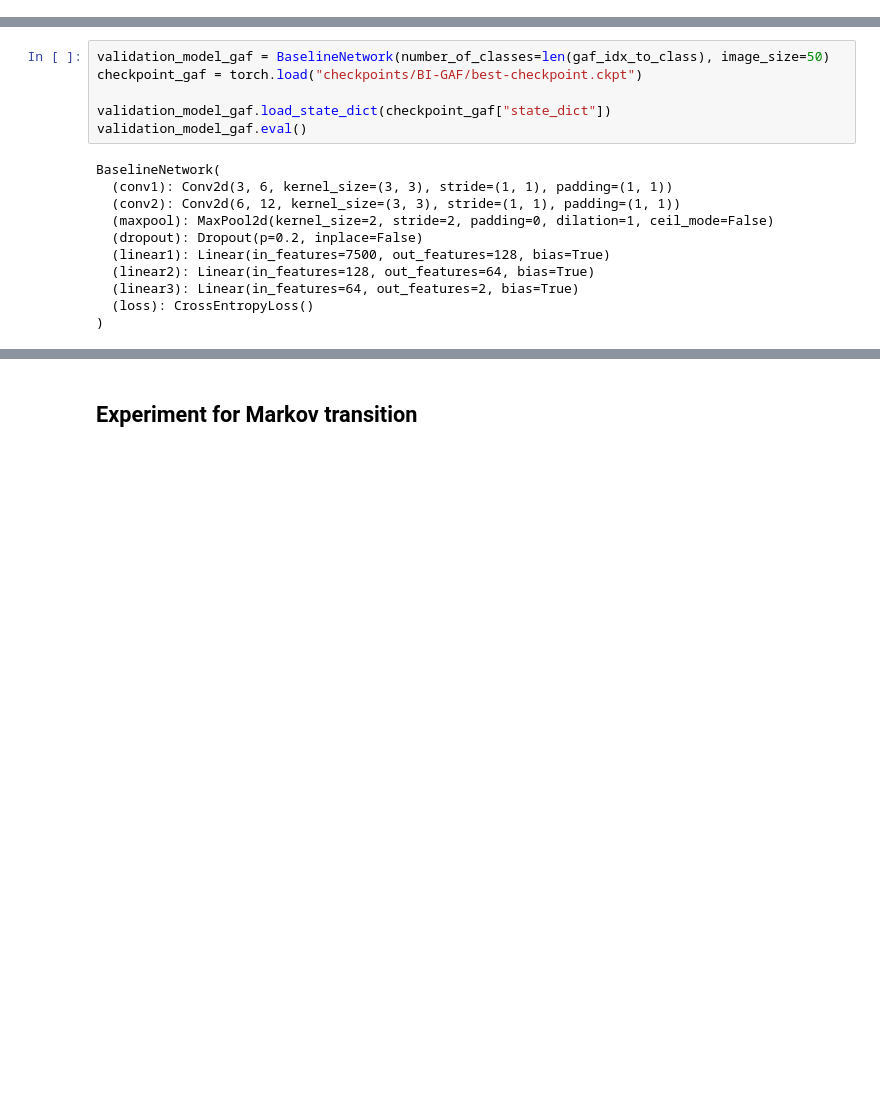
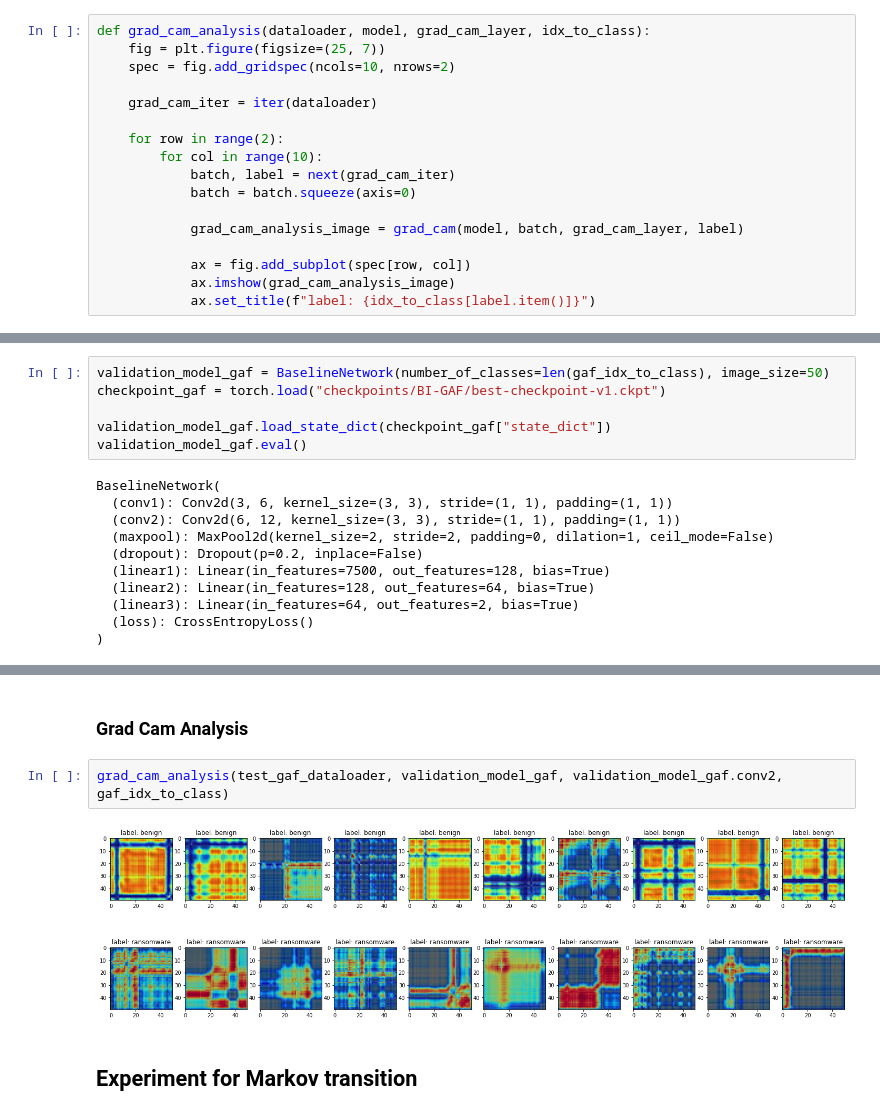
Before and after one commit to olihofmann/cas-aml, a Jupyter notebook: crypto-ransomware-detection/create-bi-cnn-model.ipynb, the cells around one changed output, grey strips where cells are left out. Saved outputs shown, nothing was run; the diff lists cells and outputs as text; blank space fills up the shorter version.

Commit message:
Add Grad Cam analysis

```diff
--- a/crypto-ransomware-detection/create-bi-cnn-model.ipynb
+++ b/crypto-ransomware-detection/create-bi-cnn-model.ipynb
@@ -285,3 +289,20 @@ def eval_model(test_dataloader, idx_to_class, model):
+# %%
+def grad_cam_analysis(dataloader, model, grad_cam_layer, idx_to_class):
+    fig = plt.figure(figsize=(25, 7))
+    spec = fig.add_gridspec(ncols=10, nrows=2)
+
+    grad_cam_iter = iter(dataloader)
+
+    for row in range(2):
+        for col in range(10):
+            batch, label = next(grad_cam_iter)
+            batch = batch.squeeze(axis=0)
+
+            grad_cam_analysis_image = grad_cam(model, batch, grad_cam_layer, label)
+
+            ax = fig.add_subplot(spec[row, col])
+            ax.imshow(grad_cam_analysis_image)
+            ax.set_title(f"label: {idx_to_class[label.item()]}")
 # %% [markdown]
 ## Experiment for gramian angular simulation
 # %%
@@ -379,7 +400,7 @@ Reusing TensorBoard on port 6006 (pid 4781), started 0:00:54 ago. (Use '!kill 47
 ### Verify the model
 # %%
 validation_model_gaf = BaselineNetwork(number_of_classes=len(gaf_idx_to_class), image_size=50)
-checkpoint_gaf = torch.load("checkpoints/BI-GAF/best-checkpoint.ckpt")
+checkpoint_gaf = torch.load("checkpoints/BI-GAF/best-checkpoint-v1.ckpt")
 
 validation_model_gaf.load_state_dict(checkpoint_gaf["state_dict"])
 validation_model_gaf.eval()
@@ -410,3 +431,9 @@ weighted avg       0.75      0.75      0.75        20
+# %% [markdown]
+### Grad Cam Analysis
+# %%
+grad_cam_analysis(test_gaf_dataloader, validation_model_gaf, validation_model_gaf.conv2, gaf_idx_to_class)
+# %% [output]
+[figure, added]
 # %% [markdown]
 ## Experiment for Markov transition
 # %%
```
Also changed, not shown: parts of 6 cells of this notebook, 1 other file.
